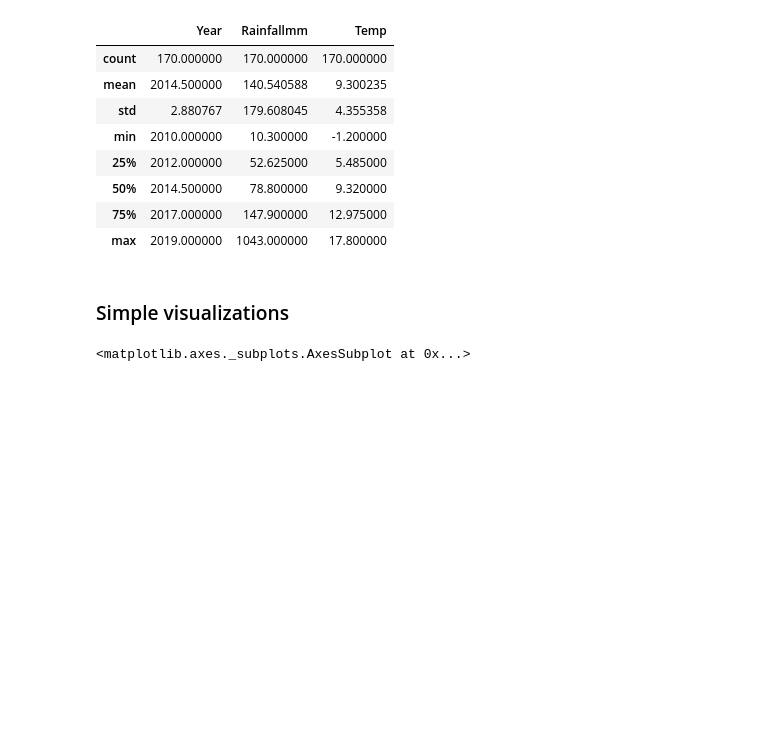
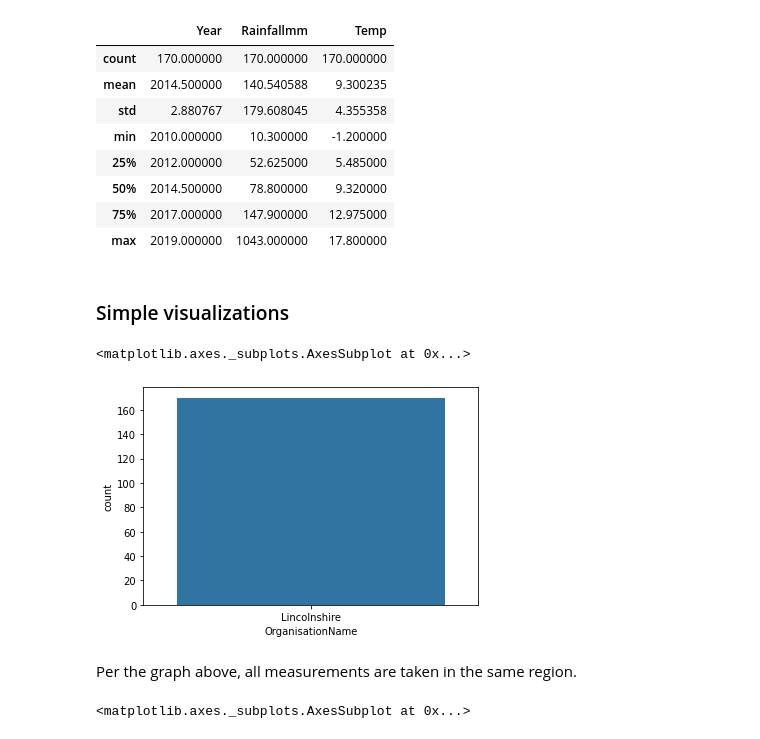
Before and after one commit to LucyDykhouse/linear-regression-mini-project, a Jupyter notebook: Regression Practice.ipynb, the cells around one changed output. Drawn from its saved outputs; the diff is of its cells as text; code cells hidden in the pictures; blank space fills up the shorter version.

```diff
--- a/Regression Practice.ipynb
+++ b/Regression Practice.ipynb
@@ -65,6 +65,13 @@ df.describe()
 # %%
 import matplotlib.pyplot as plt
 import seaborn as sns
+# %%
+sns.countplot(df['OrganisationName'])
+# %% [output]
+<matplotlib.axes._subplots.AxesSubplot at 0x...>
+[figure, added]
+# %% [markdown]
+Per the graph above, all measurements are taken in the same region.
 # %%
 sns.countplot(df['Year'])
 # %% [output]
```
Also changed, not shown: parts of 31 cells of this notebook.
